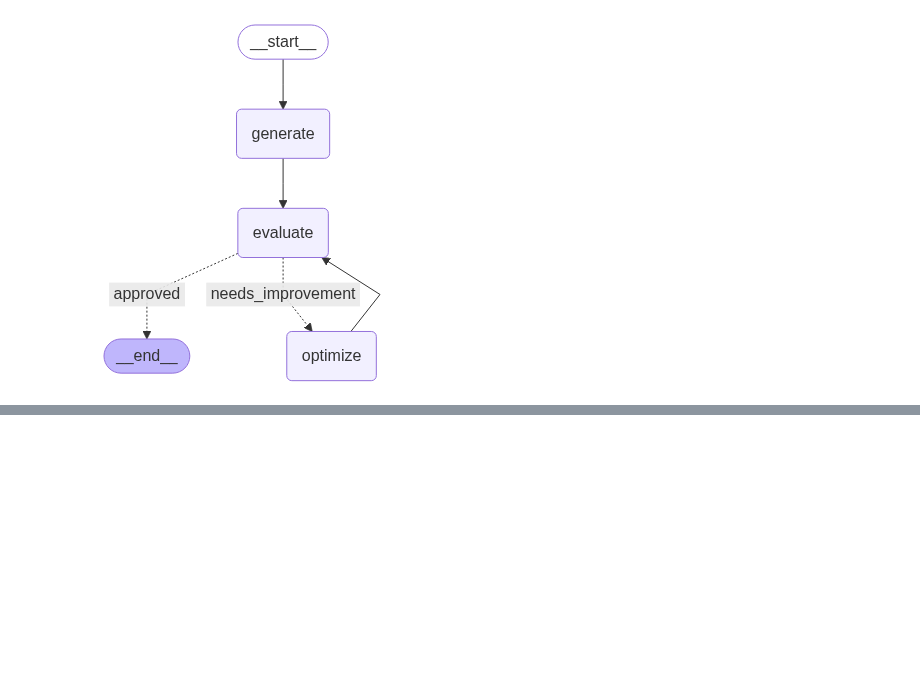
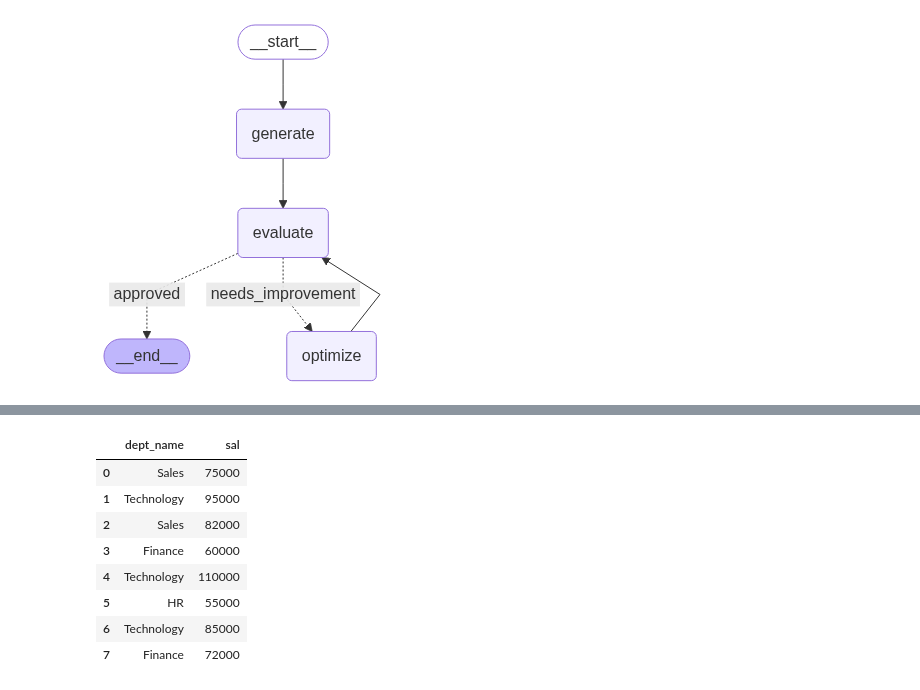
Before and after one commit to anshu57/LangGraph, a Jupyter notebook: 8_X_post_generator.ipynb, the cells around one changed output, grey strips where cells are left out. Drawn from its saved outputs; the diff is of its cells as text; code cells hidden in the pictures; blank space fills up the shorter version.

```diff
--- a/8_X_post_generator.ipynb
+++ b/8_X_post_generator.ipynb
@@ -173,0 +176,5 @@ workflow.invoke(initial_state)
+# %%
+df_dep = pd.DataFrame({
+    'dept_id': [10, 20, 30, 40],
+    'dept_name': ['Sales', 'Technology', 'Finance', 'HR']
+})
@@ -173,0 +215,14 @@ workflow.invoke(initial_state)
+# %%
+df = df_emp.merge(df_dep, on='dept_id', how='inner')
+# %%
+df[['dept_name', 'sal']]
+# %% [output]
+|  | dept_name | sal |
+| 0 | Sales | 75000 |
+| 1 | Technology | 95000 |
+| 2 | Sales | 82000 |
+| 3 | Finance | 60000 |
+| 4 | Technology | 110000 |
+| 5 | HR | 55000 |
+| 6 | Technology | 85000 |
+| 7 | Finance | 72000 |
```
Also changed, not shown: parts of 5 cells of this notebook, 36 other files.
